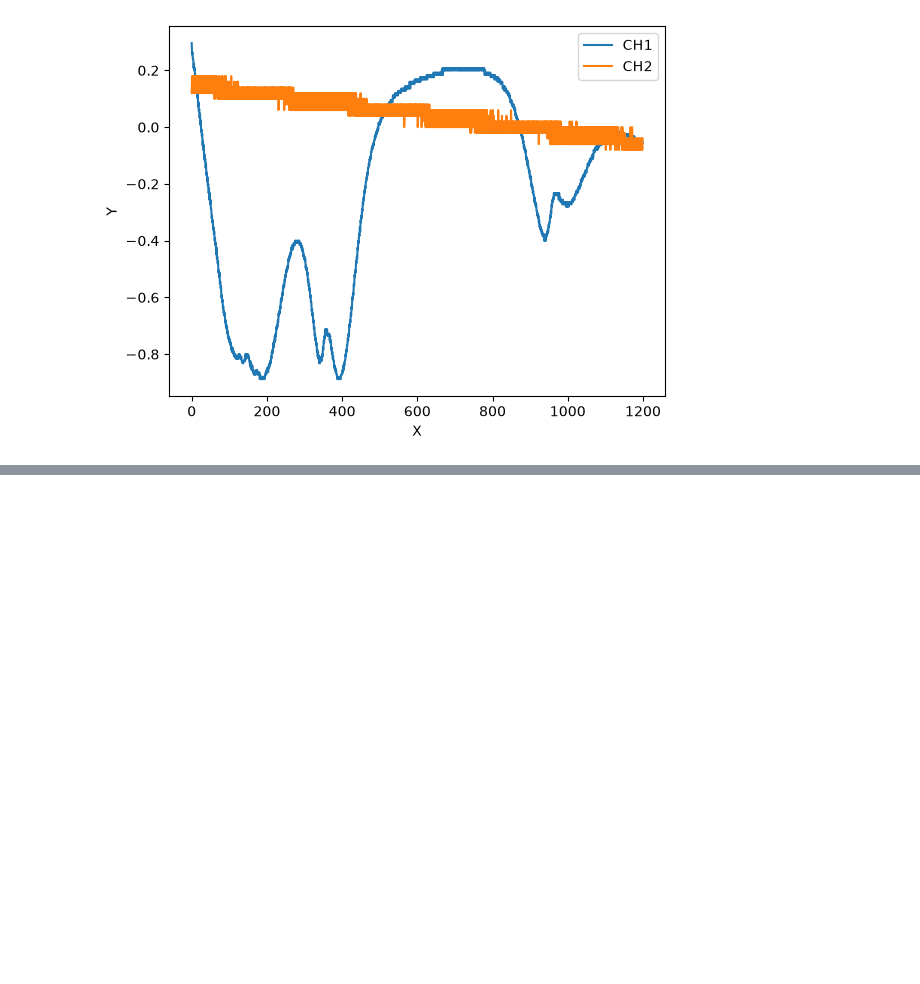
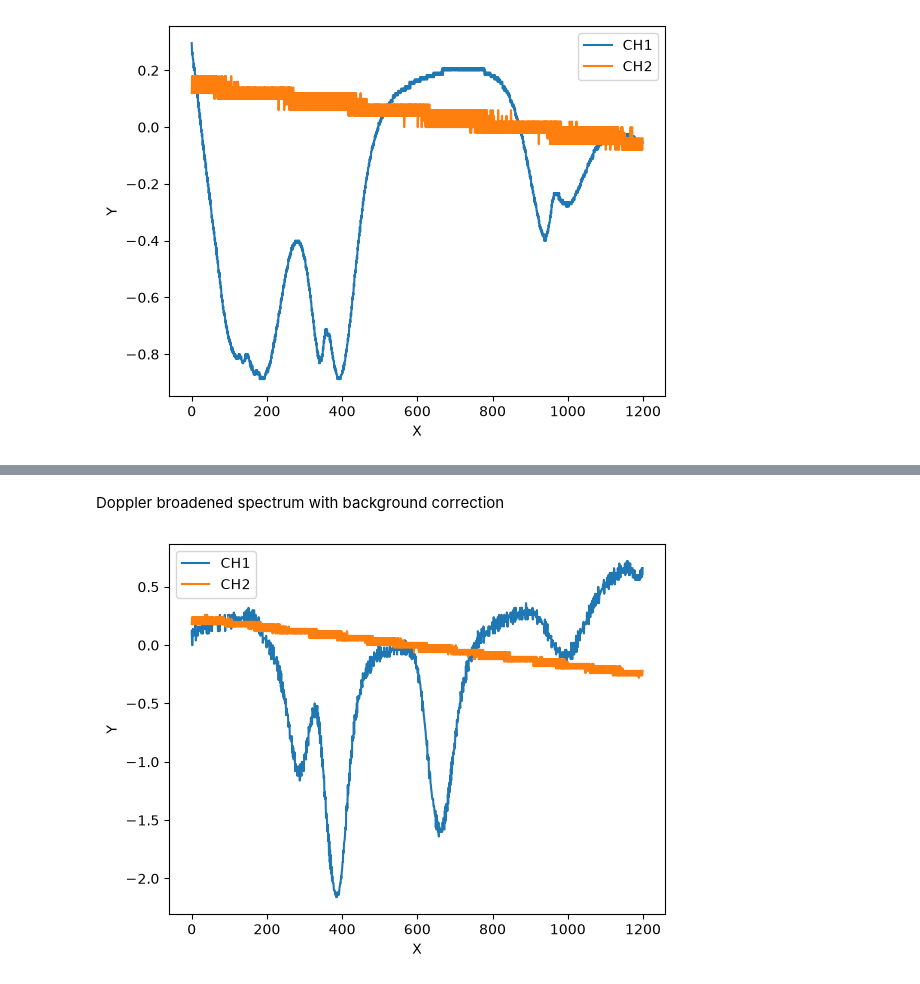
Before and after one commit to mandarhijn/Rb-spectroscopy, a Jupyter notebook: analysis.ipynb, the cells around one changed output, grey strips where cells are left out. Drawn from its saved outputs; the diff is of its cells as text; code cells hidden in the pictures; blank space fills up the shorter version.

```diff
--- a/analysis.ipynb
+++ b/analysis.ipynb
@@ -47,0 +101,25 @@ plt.show()
+# %% [markdown]
+Doppler broadened spectrum with background correction
+# %%
+dataA = np.loadtxt('data\\NewFile11.csv', delimiter=',', skiprows=2, dtype=str)
+dataB = np.loadtxt('data\\NewFile12.csv', delimiter=',', skiprows=2, dtype=str)
+X = dataA[0:, 0]  # Assuming the first column is X values
+CH1A = dataA[0:, 1]  # Assuming the second column is Y values
+CH1B = dataB[0:, 1]  # Assuming the second column is Y values
+CH2 = dataA[0:, 2]  # Assuming the third column is Y values
+
+
+X = X.astype(float)
+CH1A = CH1A.astype(float)
+CH1B = CH1B.astype(float)
+CH2 = CH2.astype(float)
+
+# plot
+plt.plot(X, CH1A-CH1B, label='CH1')
+plt.plot(X, CH2, label='CH2')
+plt.xlabel('X')
+plt.ylabel('Y')
+plt.legend()
+plt.show()
+# %% [output]
+[figure, added]
```
Also changed, not shown: parts of 2 cells of this notebook.
